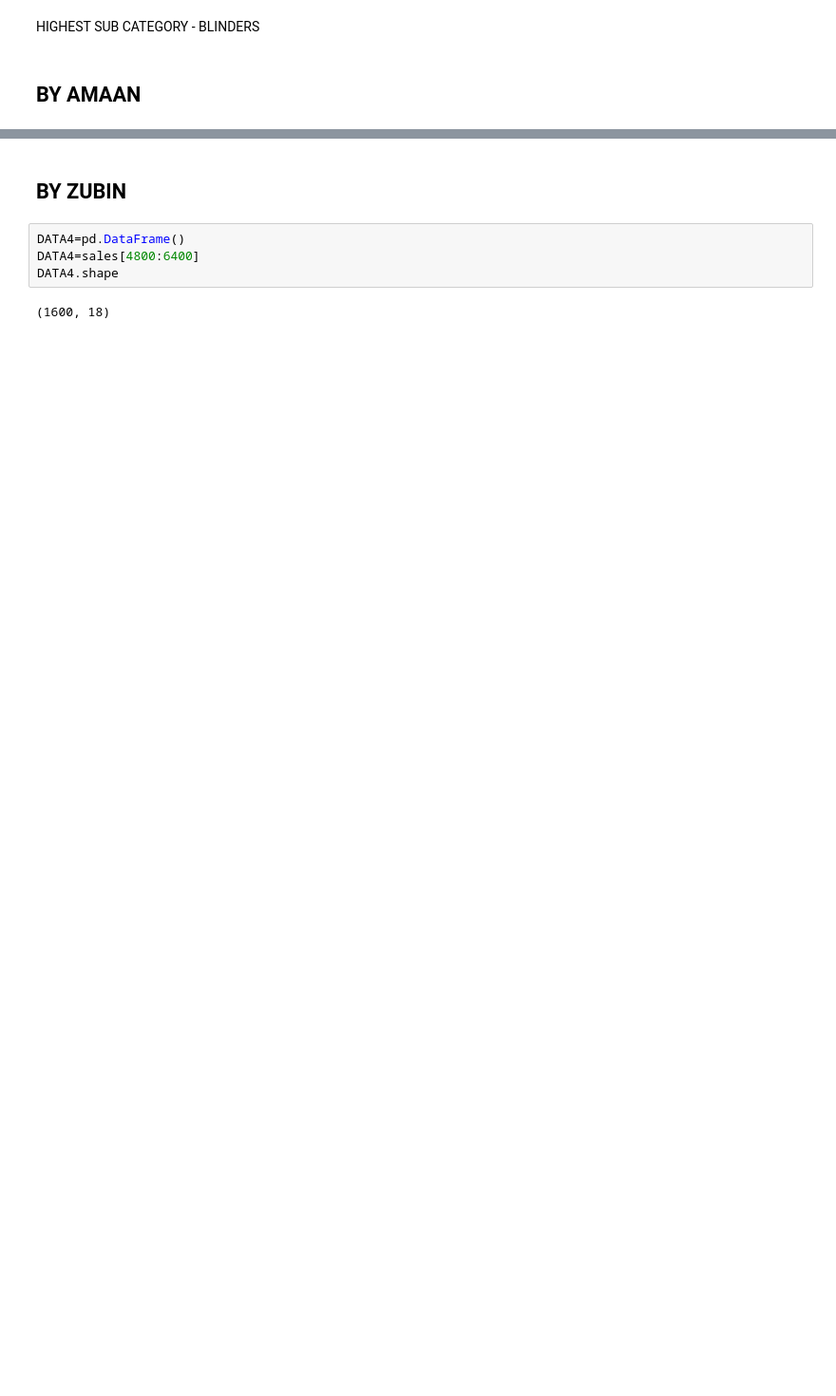
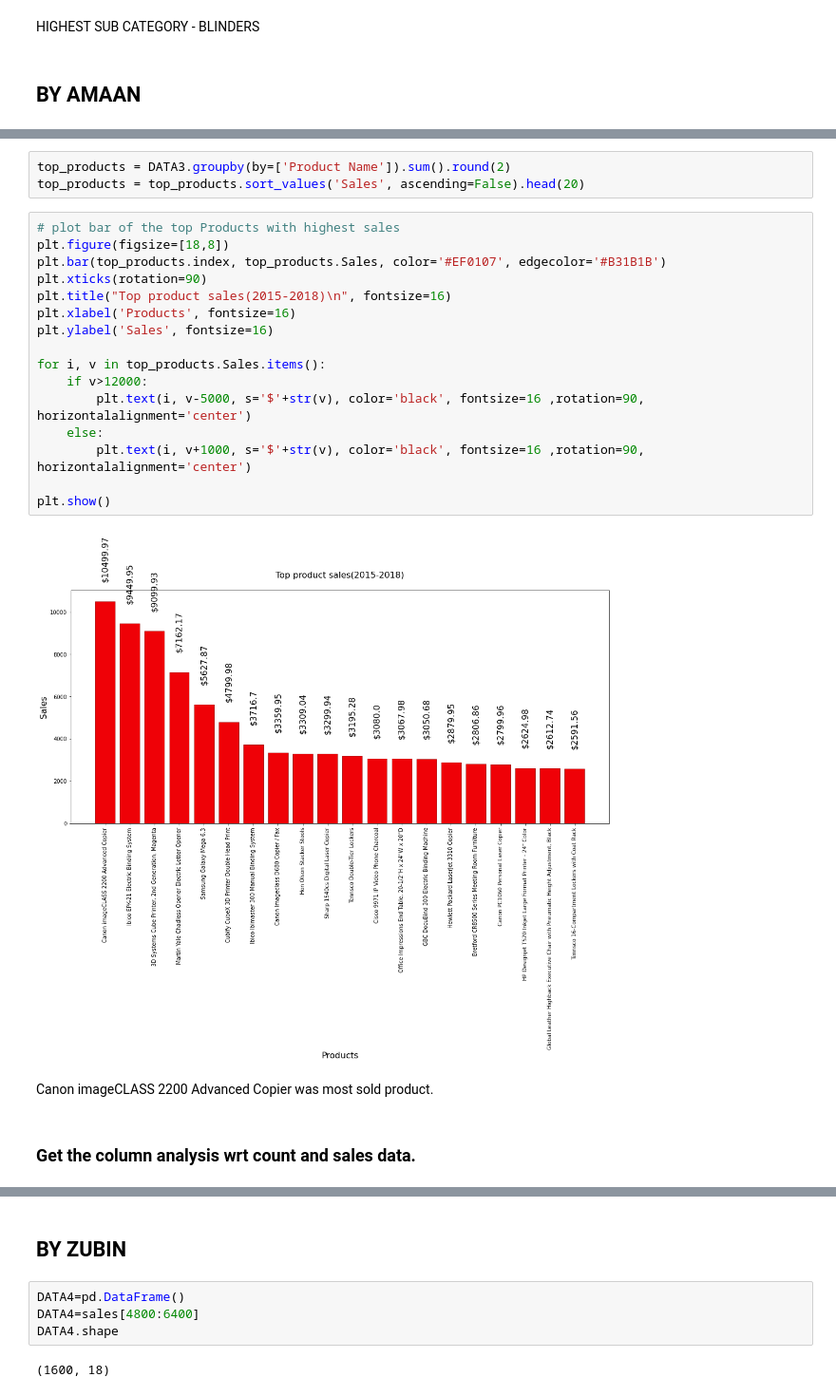
Before and after one commit to charcode123/SUPERSTORE-SALES-PREDICTION, a Jupyter notebook: EDA/SUPERSOREEDA.ipynb, the cells around one changed output, grey strips where cells are left out. Shown at 95% size. Drawn from its saved outputs; the diff is of its cells as text; blank space fills up the shorter version.

```diff
--- a/EDA/SUPERSOREEDA.ipynb
+++ b/EDA/SUPERSOREEDA.ipynb
@@ -511,0 +600,25 @@ DATA3.shape
+# %%
+top_products = DATA3.groupby(by=['Product Name']).sum().round(2)
+top_products = top_products.sort_values('Sales', ascending=False).head(20)
+# %%
+# plot bar of the top Products with highest sales
+plt.figure(figsize=[18,8])
+plt.bar(top_products.index, top_products.Sales, color='#EF0107', edgecolor='#B31B1B')
+plt.xticks(rotation=90)
+plt.title("Top product sales(2015-2018)\n", fontsize=16)
+plt.xlabel('Products', fontsize=16)
+plt.ylabel('Sales', fontsize=16)
+
+for i, v in top_products.Sales.items():
+    if v>12000:
+        plt.text(i, v-5000, s='$'+str(v), color='black', fontsize=16 ,rotation=90, horizontalalignment='center')
+    else:
+        plt.text(i, v+1000, s='$'+str(v), color='black', fontsize=16 ,rotation=90, horizontalalignment='center')
+
+plt.show()
+# %% [output]
+[figure, added]
+# %% [markdown]
+Canon imageCLASS 2200 Advanced Copier was most sold product.
+# %% [markdown]
+### Get the column analysis wrt count and sales data.
```
Also changed, not shown: parts of 85 cells of this notebook, 1 other file.
